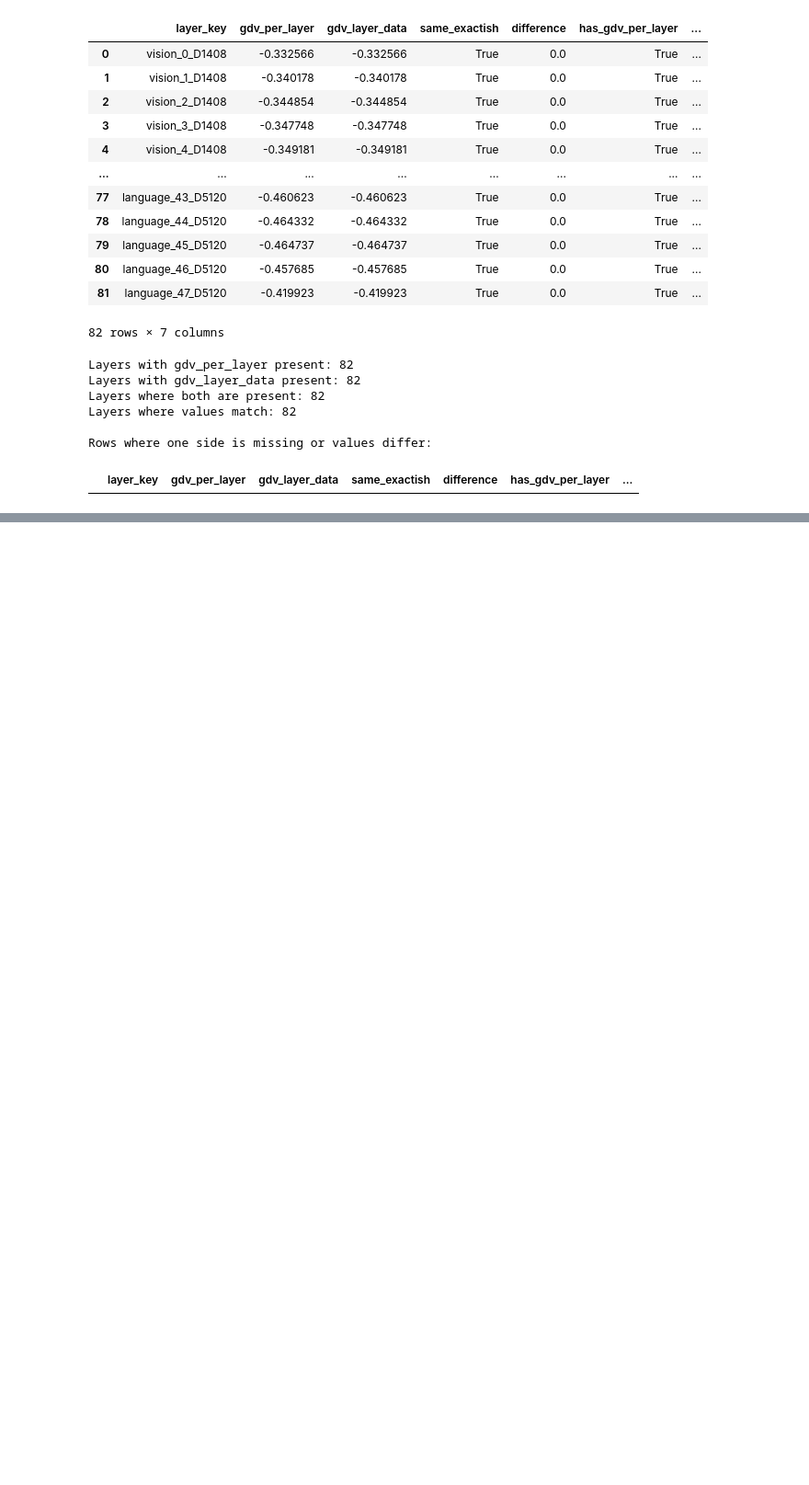
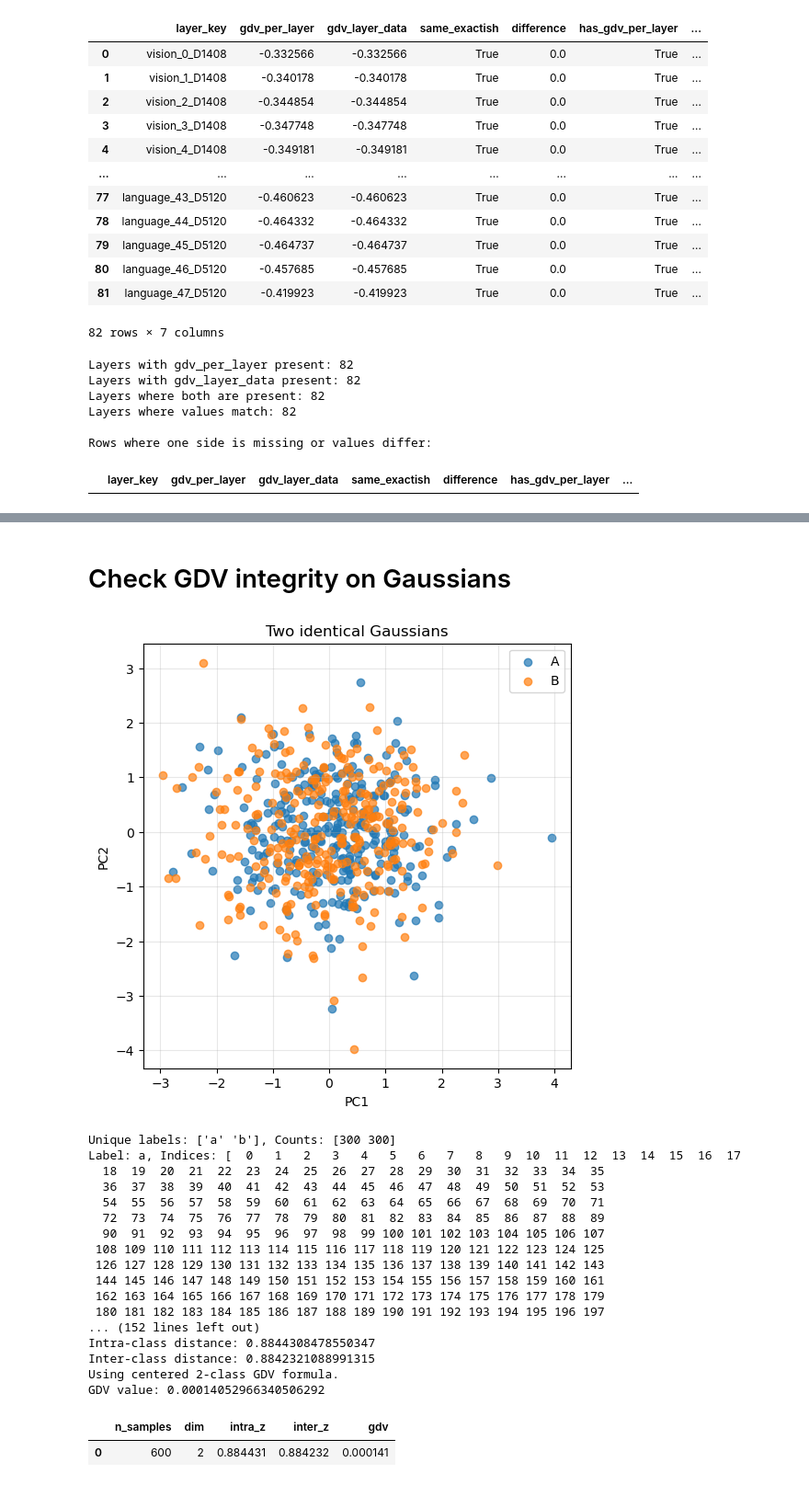
Before and after one commit to Jihagen/Vision-Transformers, a Jupyter notebook: gdv sanity check.ipynb, the cells around one changed output, grey strips where cells are left out. Shown at 92% size. Drawn from its saved outputs; the diff is of its cells as text; code cells hidden in the pictures; blank space fills up the shorter version.

```diff
--- a/gdv sanity check.ipynb
+++ b/gdv sanity check.ipynb
@@ -161,0 +334,2 @@ NameError: name 'results_list' is not defined
+# %% [markdown]
+# Check GDV integrity on Gaussians
@@ -161,0 +402,60 @@ NameError: name 'results_list' is not defined
+# %%
+# Cell 4: helper that mirrors compute_gdv internals so we can inspect intra/inter
+
+def zscore_like_gdv(X):
+    mu = X.mean(axis=0, keepdims=True)
+    sigma = X.std(axis=0, keepdims=True) + 1e-12
+    Xz = (X - mu) / sigma
+    Xz *= 0.5
+    return Xz
+
+def inspect_gdv(X, labels):
+    Xz = zscore_like_gdv(X)
+
+    intra = compute_mean_intra_class_distance(Xz, labels)
+    inter = compute_mean_inter_class_distance(Xz, labels)
+    gdv = compute_gdv(X, labels)
+
+    return {
+        "n_samples": X.shape[0],
+        "dim": X.shape[1],
+        "intra_z": intra,
+        "inter_z": inter,
+        "gdv": gdv,
+    }
+# %%
+# Cell 5: test 1 — same distribution
+
+X_same, y_same = make_two_gaussians(
+    n_per_class=300,
+    dim=2,
+    mean_offset=0.0,
+    std=1.0,
+    random_state=1,
+)
+
+plot_gaussians(X_same, y_same, title="Two identical Gaussians")
+
+res_same = inspect_gdv(X_same, y_same)
+pd.DataFrame([res_same])
+# %% [output]
+[figure, added]
+Unique labels: ['a' 'b'], Counts: [300 300]
+Label: a, Indices: [  0   1   2   3   4   5   6   7   8   9  10  11  12  13  14  15  16  17
+  18  19  20  21  22  23  24  25  26  27  28  29  30  31  32  33  34  35
+  36  37  38  39  40  41  42  43  44  45  46  47  48  49  50  51  52  53
+  54  55  56  57  58  59  60  61  62  63  64  65  66  67  68  69  70  71
+  72  73  74  75  76  77  78  79  80  81  82  83  84  85  86  87  88  89
+  90  91  92  93  94  95  96  97  98  99 100 101 102 103 104 105 106 107
+ 108 109 110 111 112 113 114 115 116 117 118 119 120 121 122 123 124 125
+ 126 127 128 129 130 131 132 133 134 135 136 137 138 139 140 141 142 143
+ 144 145 146 147 148 149 150 151 152 153 154 155 156 157 158 159 160 161
+ 162 163 164 165 166 167 168 169 170 171 172 173 174 175 176 177 178 179
+ 180 181 182 183 184 185 186 187 188 189 190 191 192 193 194 195 196 197
+... (152 lines left out)
+Intra-class distance: 0.8844308478550347
+Inter-class distance: 0.8842321088991315
+Using centered 2-class GDV formula.
+GDV value: 0.00014052966340506292
+|  | n_samples | dim | intra_z | inter_z | gdv |
+| 0 | 600 | 2 | 0.884431 | 0.884232 | 0.000141 |
```
Also changed, not shown: parts of 12 cells of this notebook, 1 other file.
